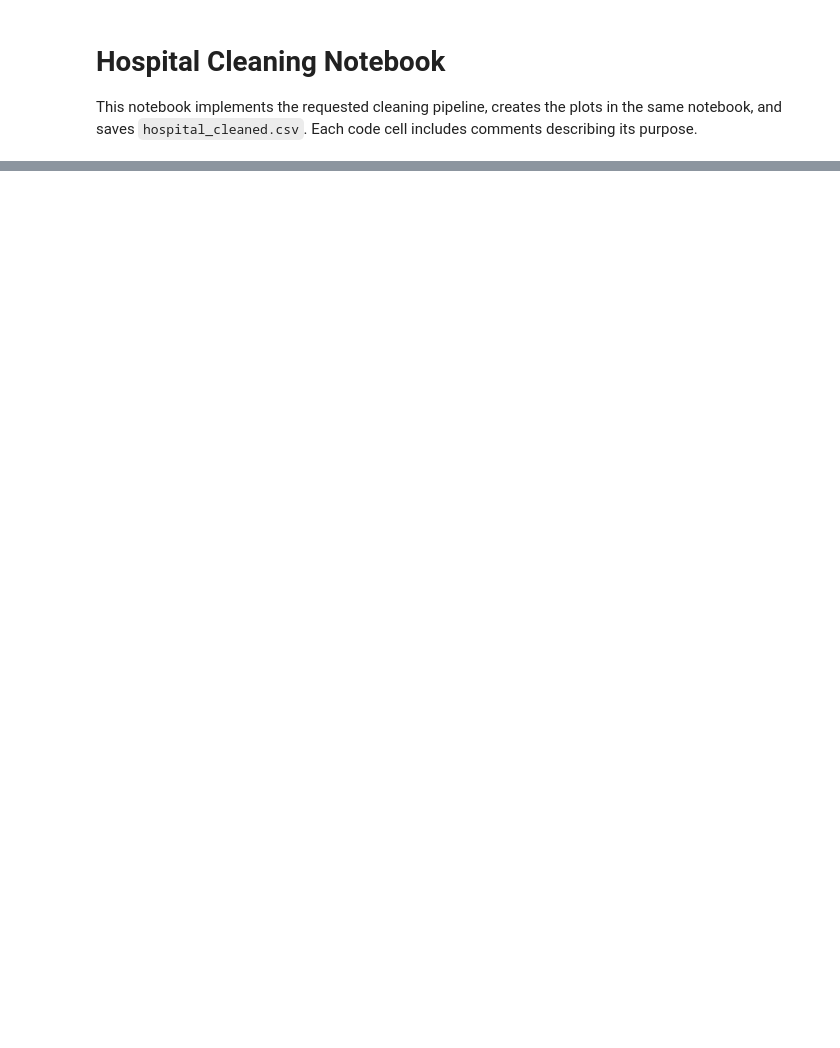
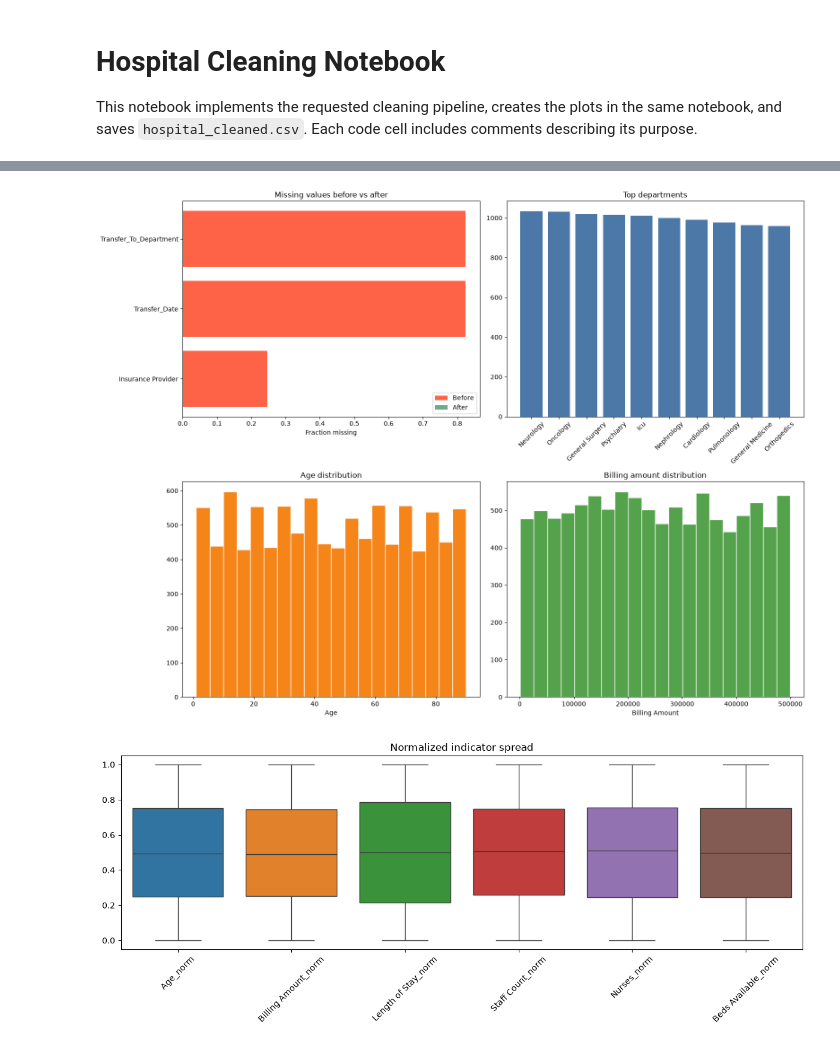
Before and after one commit to springboardmentor09876x-cmd/Hospital-Operations-Patient-Analytics-, a Jupyter notebook: hospital_cleaning.ipynb, the cells around one changed output, grey strips where cells are left out. Drawn from its saved outputs; the diff is of its cells as text; code cells hidden in the pictures; blank space fills up the shorter version.

```diff
--- a/hospital_cleaning.ipynb
+++ b/hospital_cleaning.ipynb
@@ -193,0 +70,6 @@ df.head()
+# %%
+# 3) Remove duplicate rows
+before = len(df)
+df = df.drop_duplicates(keep='first')
+after = len(df)
+print(f'Removed {before-after} duplicate rows; new shape: {df.shape}')
@@ -193,0 +189,6 @@ df.head()
+# %%
+# 7) Convert date columns to datetime
+date_cols = [c for c in df.columns if 'date' in c.lower() or c.lower().endswith('date')]
+for c in date_cols:
+    df[c] = pd.to_datetime(df[c], errors='coerce')
+print('Parsed date columns:', date_cols)
@@ -193,0 +228,62 @@ df.head()
+# %%
+# 9) Visualizations for the cleaned dataset
+fig, axes = plt.subplots(2, 2, figsize=(16, 12))
+
+# Missing values before vs after for the columns that needed the most attention
+if 'missing_before' in globals():
+    before_missing = missing_before.mean().sort_values(ascending=False)
+    before_missing = before_missing[before_missing > 0].head(12)
+    after_missing = df.isna().mean().sort_values(ascending=False)
+    after_missing = after_missing.reindex(before_missing.index).fillna(0)
+    axes[0, 0].barh(before_missing.index[::-1], before_missing.values[::-1], label='Before', color='tomato')
+    axes[0, 0].barh(after_missing.index[::-1], after_missing.values[::-1], label='After', color='seagreen', alpha=0.7)
+    axes[0, 0].set_title('Missing values before vs after')
+    axes[0, 0].set_xlabel('Fraction missing')
+    axes[0, 0].legend()
+else:
+    axes[0, 0].axis('off')
+    axes[0, 0].set_title('Missing-value plot unavailable')
+
+# Department distribution
+if 'Department' in df.columns:
+    dept_counts = df['Department'].value_counts().head(10)
+    axes[0, 1].bar(dept_counts.index, dept_counts.values, color='#4C78A8')
+    axes[0, 1].set_title('Top departments')
+    axes[0, 1].tick_params(axis='x', rotation=45)
+else:
+    axes[0, 1].axis('off')
+
+# Age distribution
+if 'Age' in df.columns:
+    axes[1, 0].hist(df['Age'], bins=20, color='#F58518', edgecolor='white')
+    axes[1, 0].set_title('Age distribution')
+    axes[1, 0].set_xlabel('Age')
+else:
+    axes[1, 0].axis('off')
+
+# Billing amount distribution
+if 'Billing Amount' in df.columns:
+    axes[1, 1].hist(df['Billing Amount'], bins=20, color='#54A24B', edgecolor='white')
+    axes[1, 1].set_title('Billing amount distribution')
+    axes[1, 1].set_xlabel('Billing Amount')
+else:
+    axes[1, 1].axis('off')
+
+plt.tight_layout()
+plt.show()
+
+if indicators:
+    plt.figure(figsize=(12, 5))
+    plot_cols = [c + '_norm' for c in indicators[:6] if c + '_norm' in df.columns]
+    if plot_cols:
+        if sns is not None:
+            sns.boxplot(data=df[plot_cols])
+        else:
+            df[plot_cols].boxplot()
+        plt.title('Normalized indicator spread')
+        plt.xticks(rotation=45)
+        plt.tight_layout()
+        plt.show()
+# %% [output]
+[figure, added]
+[figure, added]
```
Also changed, not shown: parts of 34 cells of this notebook, 8 other files.
